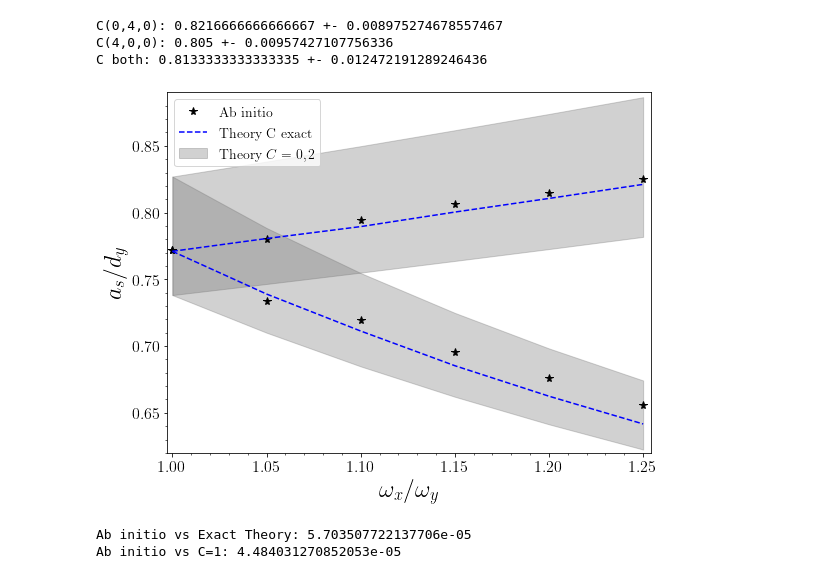
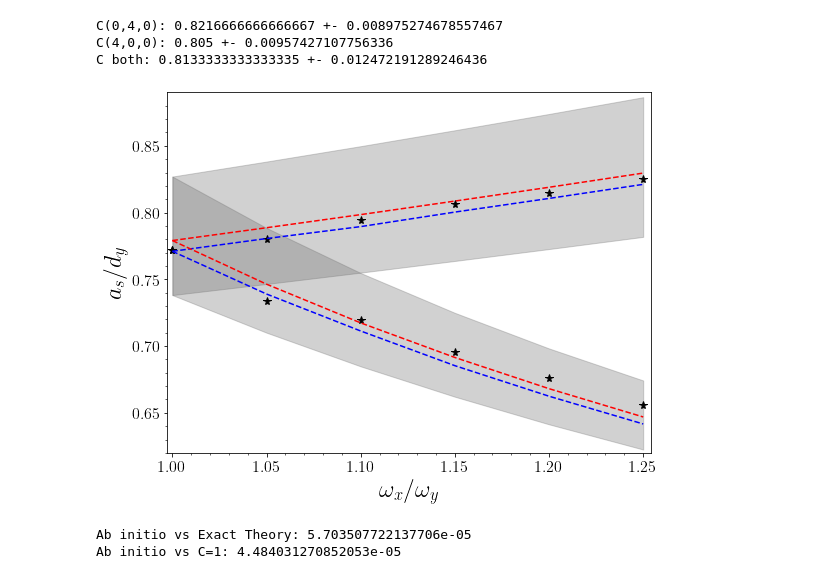
Before and after one commit to TsspGit/Ultracold_Atoms_src, a Jupyter notebook: Analysis/q1D/ICIR_LiLi_q1d.ipynb, the cells around one changed output. Saved outputs shown, nothing was run; the diff lists cells and outputs as text; code cells hidden in the pictures.

```diff
--- a/Analysis/q1D/ICIR_LiLi_q1d.ipynb
+++ b/Analysis/q1D/ICIR_LiLi_q1d.ipynb
@@ -164,24 +164,24 @@ C both: 0.8133333333333335 +- 0.012472191289246436
 # %%
 fig, ax = plt.subplots(figsize=(8,6))
 ax.plot(wxwy, asc_020, 'k*', markersize=8, label='Ab initio')
 ax.plot(wxwy, asc_200, 'k*', markersize=8)
 ax.plot(wxwy_theory, asc_020_config, 'b--', markersize=8, label='Theory C exact')
 ax.plot(wxwy_theory, asc_200_config, 'b--', markersize=8)
 ax.plot(wxwy_theory, asc_020_config_C1, 'r--', markersize=8, label='Theory C=1')
 ax.plot(wxwy_theory, asc_200_config_C1, 'r--', markersize=8)
 ax.fill_between(wxwy_theory, asc_020_config_C0, asc_020_config_C2, color='dimgray', alpha=0.3, label='Theory $C=0,2$')
 ax.fill_between(wxwy_theory, asc_200_config_C0, asc_200_config_C2, color='dimgray', alpha=0.3)
 ax.set_xlim(0.997, 1.254)
 ax.set_ylim(0.62, 0.89)
 ax.xaxis.set_minor_locator(AutoMinorLocator())
 ax.yaxis.set_minor_locator(AutoMinorLocator())
 ax.set_xlabel('$\omega_x/\omega_y$')
 ax.set_ylabel('$a_{s}/d_y$')
-plt.legend(fontsize=14, loc='upper left')
+#plt.legend(fontsize=14, loc='upper left')
 plt.tight_layout()
-#fig.savefig('Results/Figures/ICIR_q1D_Theory_band_coupling.png', dpi=200, bbox_inches="tight")
+fig.savefig('Results/Figures/ICIR_q1D_Theory_band_coupling.png', dpi=200, bbox_inches="tight")
 # %% [output]
-[figure, old version]
+[figure, new version]
 # %%
 print(f'''
 Ab initio vs Exact Theory: {mean_squared_error([asc_020, asc_200], [asc_020_config, asc_200_config])}
```
Also changed, not shown: 28 other files.
